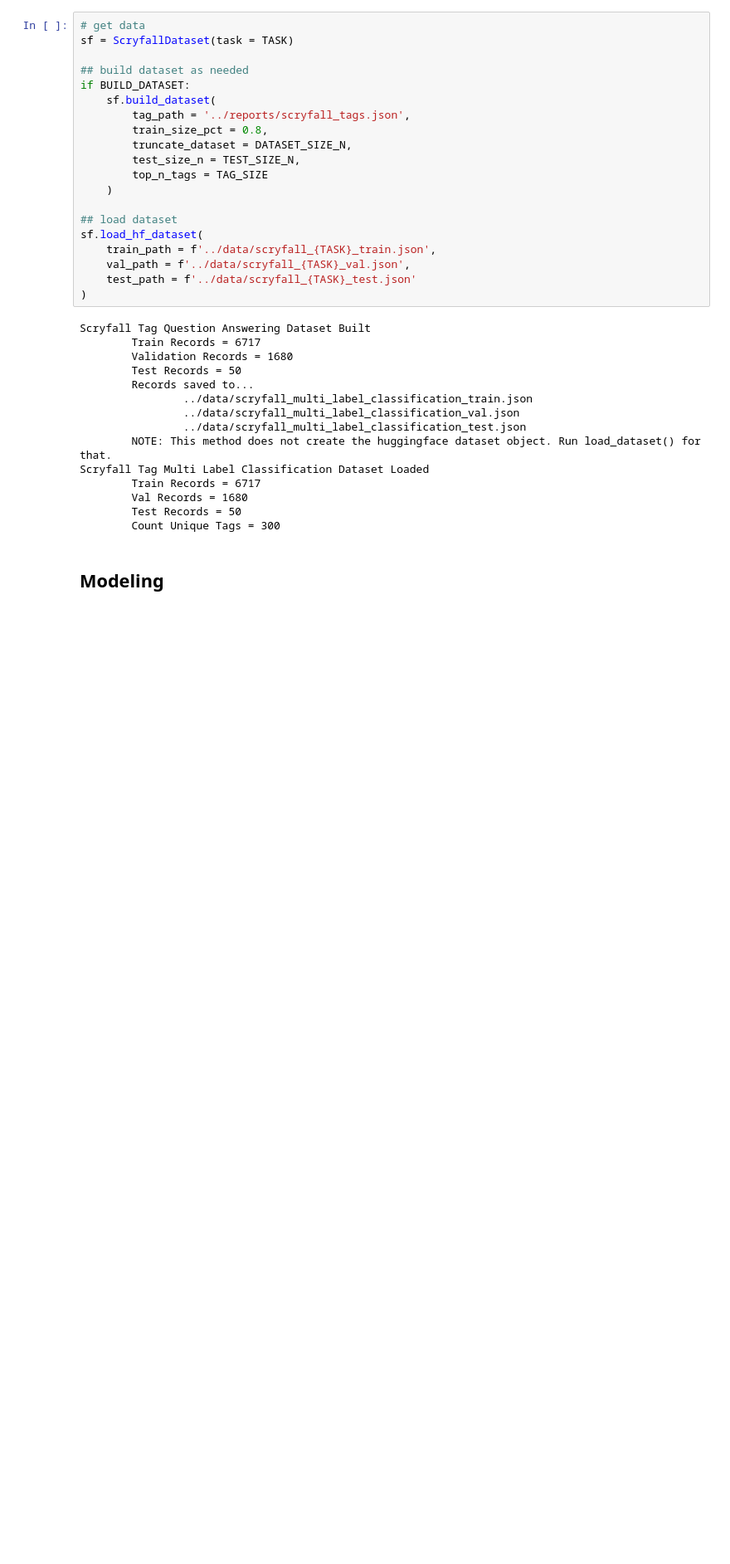
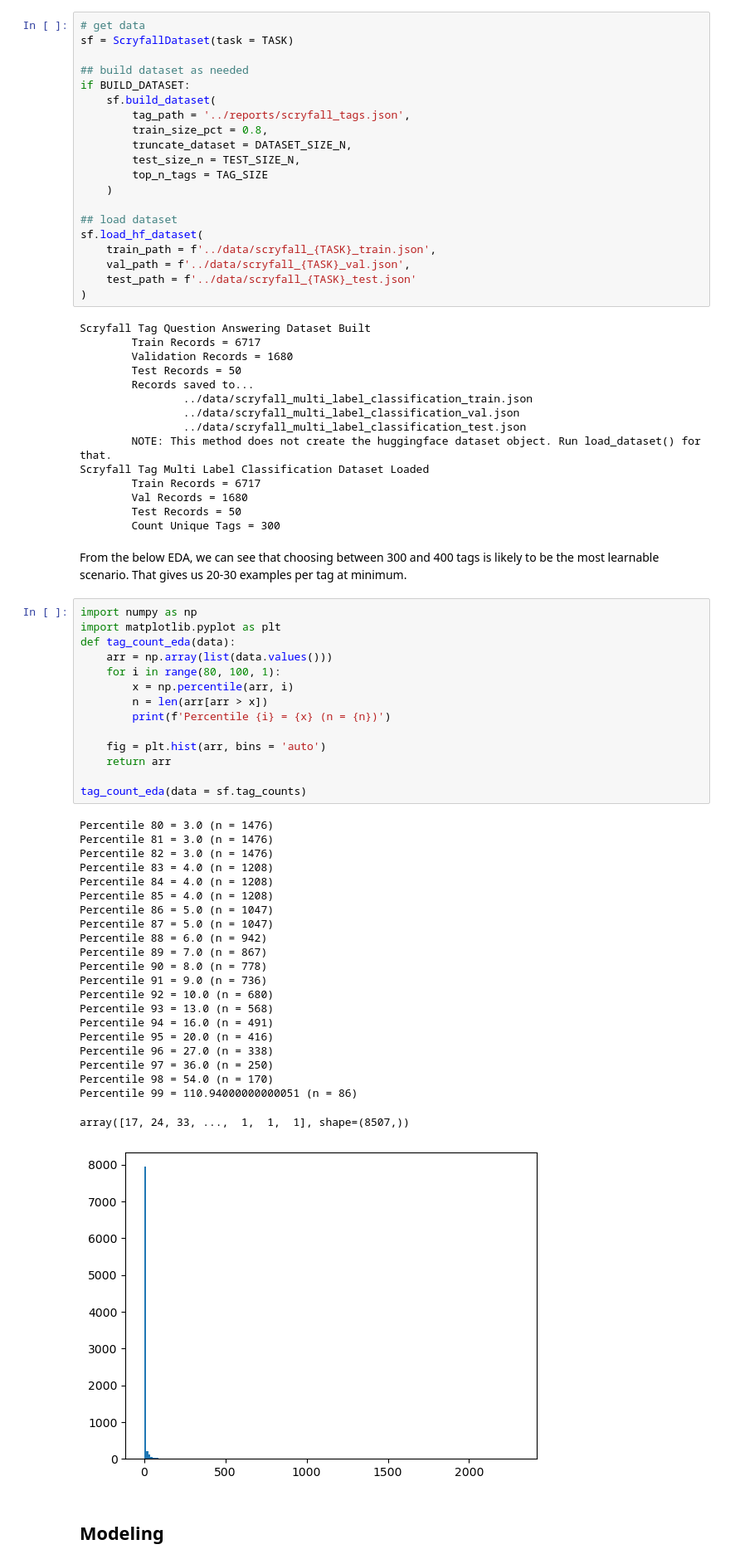
Before and after one commit to ncruickshank/scryfall-llm-sandbox, a Jupyter notebook: notebooks/scryfall_tag_multi-lab_class.ipynb, the cells around one changed output. Shown at 83% size. Cells and saved outputs as stored; diff of their text form; blank space fills up the shorter version.

```diff
--- a/notebooks/scryfall_tag_multi-lab_class.ipynb
+++ b/notebooks/scryfall_tag_multi-lab_class.ipynb
@@ -95,6 +90,45 @@ Scryfall Tag Multi Label Classification Dataset Loaded
         Val Records = 1680
         Test Records = 50
         Count Unique Tags = 300
+# %% [markdown]
+From the below EDA, we can see that choosing between 300 and 400 tags is likely to be the most learnable scenario. That gives us 20-30 examples per tag at minimum.
+# %%
+import numpy as np
+import matplotlib.pyplot as plt
+def tag_count_eda(data):
+    arr = np.array(list(data.values()))
+    for i in range(80, 100, 1):
+        x = np.percentile(arr, i)
+        n = len(arr[arr > x])
+        print(f'Percentile {i} = {x} (n = {n})')
+
+    fig = plt.hist(arr, bins = 'auto')
+    return arr
+
+tag_count_eda(data = sf.tag_counts)
+# %% [output]
+Percentile 80 = 3.0 (n = 1476)
+Percentile 81 = 3.0 (n = 1476)
+Percentile 82 = 3.0 (n = 1476)
+Percentile 83 = 4.0 (n = 1208)
+Percentile 84 = 4.0 (n = 1208)
+Percentile 85 = 4.0 (n = 1208)
+Percentile 86 = 5.0 (n = 1047)
+Percentile 87 = 5.0 (n = 1047)
+Percentile 88 = 6.0 (n = 942)
+Percentile 89 = 7.0 (n = 867)
+Percentile 90 = 8.0 (n = 778)
+Percentile 91 = 9.0 (n = 736)
+Percentile 92 = 10.0 (n = 680)
+Percentile 93 = 13.0 (n = 568)
+Percentile 94 = 16.0 (n = 491)
+Percentile 95 = 20.0 (n = 416)
+Percentile 96 = 27.0 (n = 338)
+Percentile 97 = 36.0 (n = 250)
+Percentile 98 = 54.0 (n = 170)
+Percentile 99 = 110.94000000000051 (n = 86)
+array([17, 24, 33, ...,  1,  1,  1], shape=(8507,))
+[figure, added]
 # %% [markdown]
 ## Modeling
 # %% [markdown]
```
Also changed, not shown: parts of 17 cells of this notebook, 6 other files.
